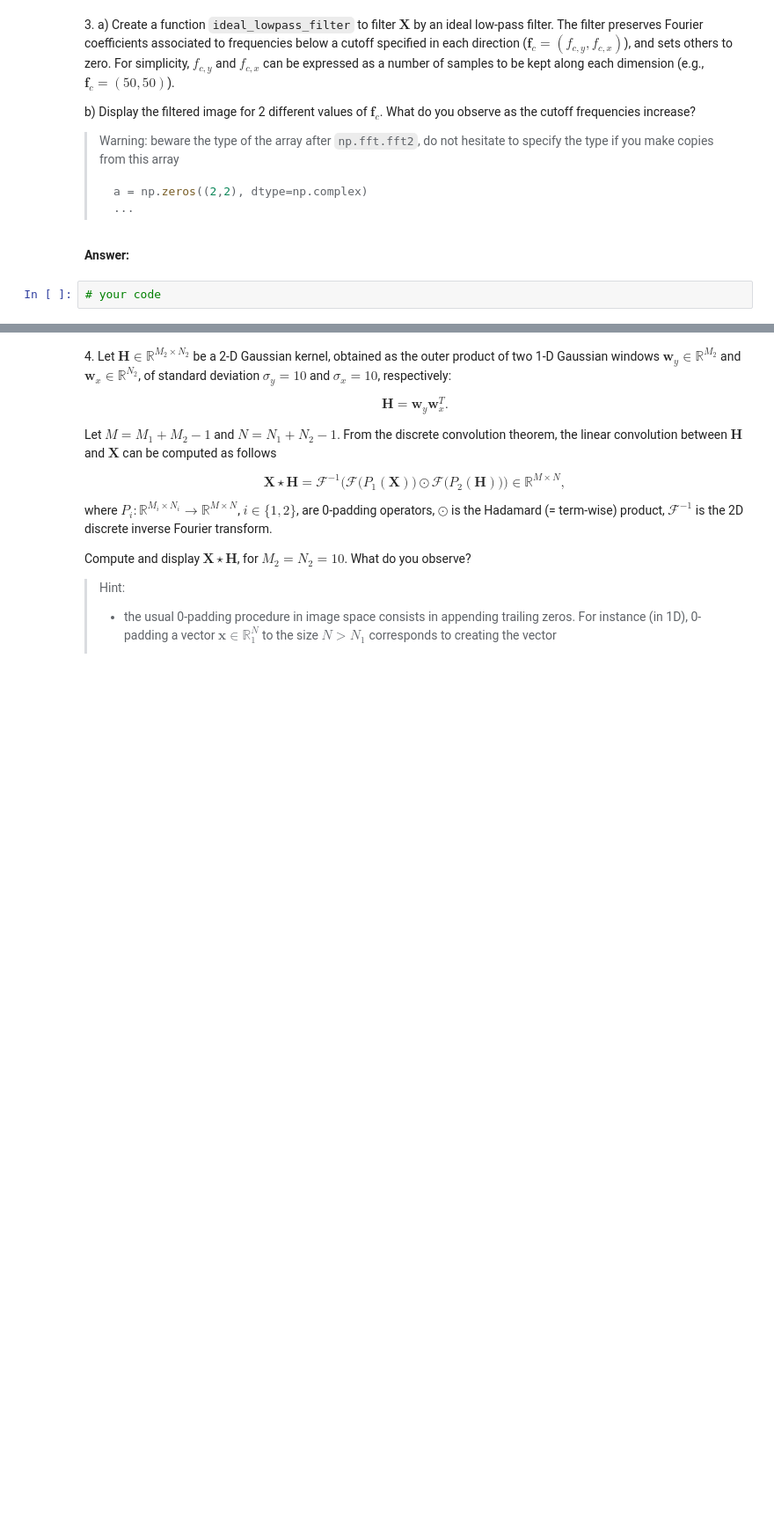
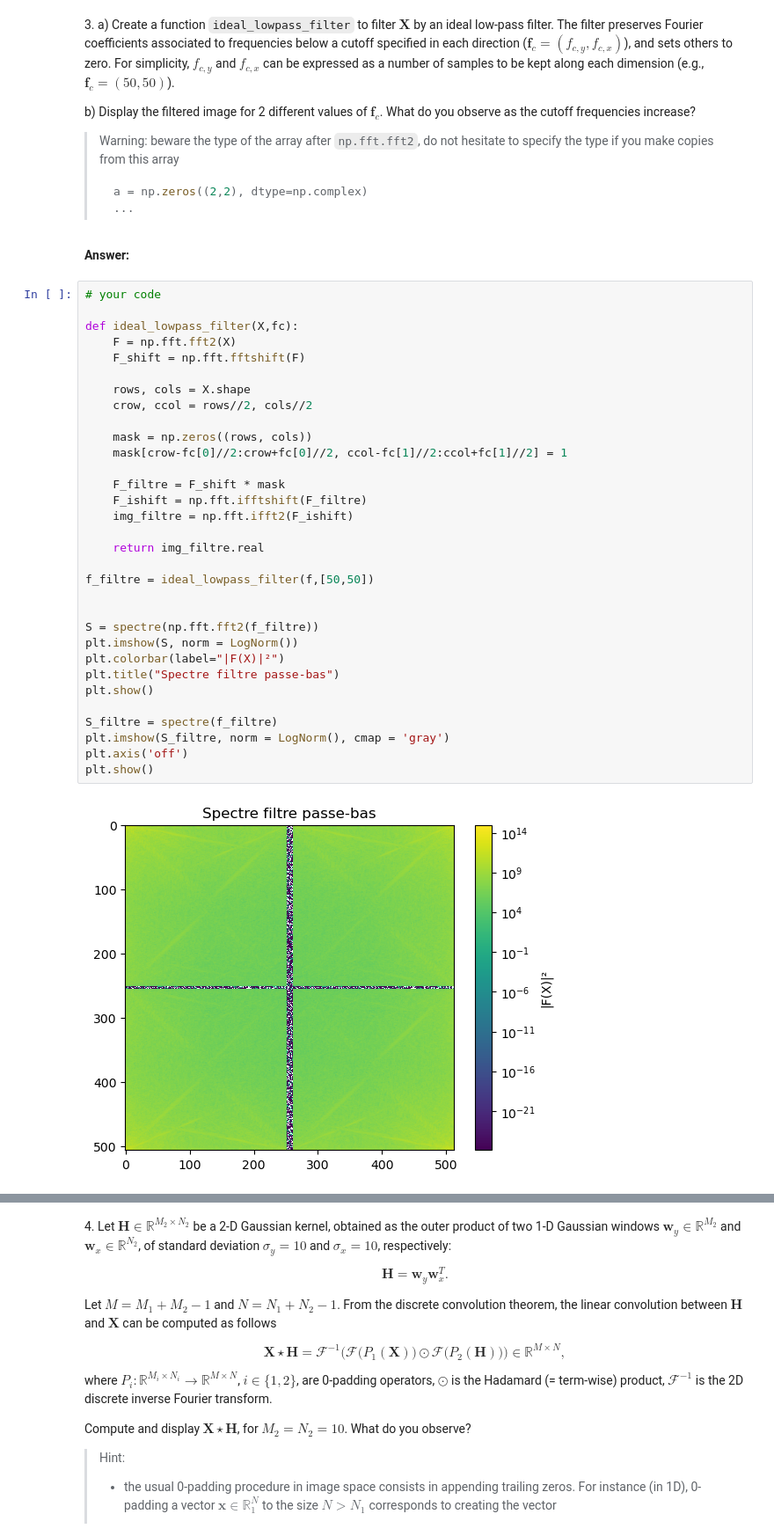
Before and after one commit to jkjky/python_sdia, a Jupyter notebook: Labs/Lab3/lab3.ipynb, the cells around one changed output, grey strips where cells are left out. Shown at 88% size. Saved outputs shown, nothing was run; the diff lists cells and outputs as text; blank space fills up the shorter version.

````diff
--- a/Labs/Lab3/lab3.ipynb
+++ b/Labs/Lab3/lab3.ipynb
@@ -364,5 +357,37 @@ b) Display the filtered image for 2 different values of $\mathbf{f}_c$. What do
 > ```
 # %% [markdown]
 **Answer:**
-# %%
-# your code
+# %%
+# your code
+
+def ideal_lowpass_filter(X,fc):
+    F = np.fft.fft2(X)
+    F_shift = np.fft.fftshift(F)
+
+    rows, cols = X.shape
+    crow, ccol = rows//2, cols//2
+
+    mask = np.zeros((rows, cols))
+    mask[crow-fc[0]//2:crow+fc[0]//2, ccol-fc[1]//2:ccol+fc[1]//2] = 1
+
+    F_filtre = F_shift * mask
+    F_ishift = np.fft.ifftshift(F_filtre)
+    img_filtre = np.fft.ifft2(F_ishift)
+
+    return img_filtre.real
+
+f_filtre = ideal_lowpass_filter(f,[50,50])
+
+
+S = spectre(np.fft.fft2(f_filtre))
+plt.imshow(S, norm = LogNorm())
+plt.colorbar(label="|F(X)|²")
+plt.title("Spectre filtre passe-bas")
+plt.show()
+
+S_filtre = spectre(f_filtre)
+plt.imshow(S_filtre, norm = LogNorm(), cmap = 'gray')
+plt.axis('off')
+plt.show()
+# %% [output]
+[figure, added]
````
Also changed, not shown: parts of 9 cells of this notebook.
